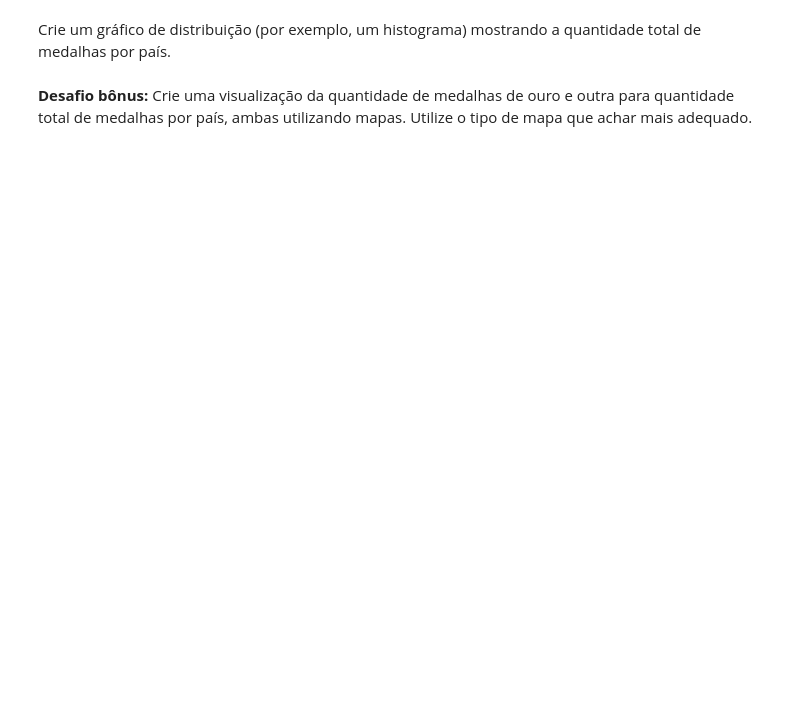
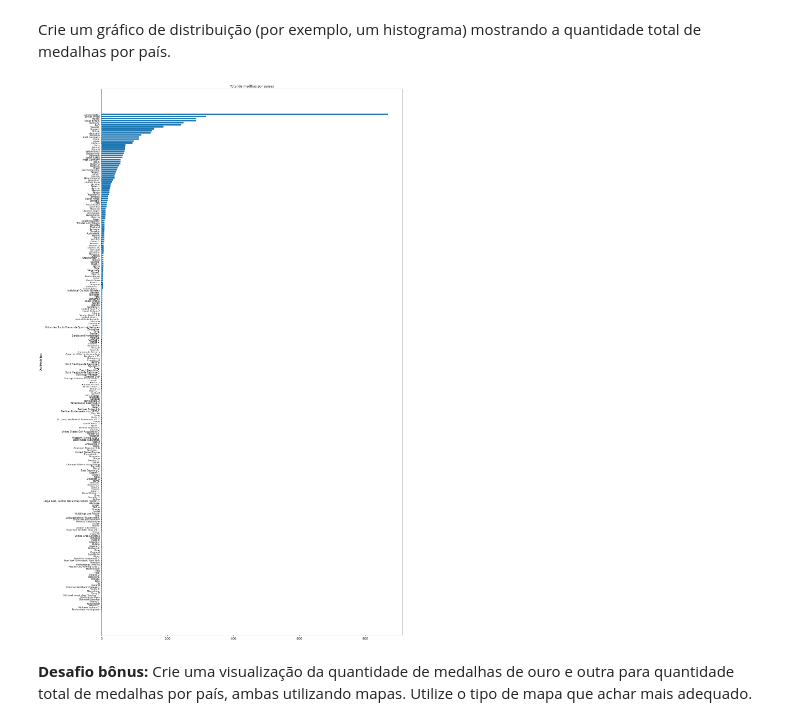
Before and after one commit to VictorBTaveira/Projeto-DataViz, a Jupyter notebook: Projeto_Dataviz.ipynb, the cells around one changed output. Drawn from its saved outputs; the diff is of its cells as text; code cells hidden in the pictures; blank space fills up the shorter version.

```diff
--- a/Projeto_Dataviz.ipynb
+++ b/Projeto_Dataviz.ipynb
@@ -708,4 +741,26 @@ Crie um gráfico de barras empilhadas, com cada país das categorias acima no ei
 # %% [markdown]
 Crie um gráfico de distribuição (por exemplo, um histograma) mostrando a quantidade total de medalhas por país.
+# %%
+xpos = [5*i for i in range(0,medalhas.shape[0])]
+#xpos
+# %%
+medalhas.sort_values(by =['Total'], inplace = True, ascending = True)
+
+
+fig, ax = plt.subplots()
+width = 0.8
+
+fig.set_figheight(30)
+fig.set_figwidth(20)
+
+ax.barh(medalhas['Team'].values,medalhas['Total'],width)
+ax.set_ylabel('Qtd Medalhas')
+ax.set_title('Total de medlhas por paises')
+plt.tight_layout()
+plt.yticks(fontsize=9, position =xpos )
+plt.xticks(fontsize=12)
+plt.show()
+# %% [output]
+[figure, added]
 # %% [markdown]
 **Desafio bônus:** Crie uma visualização da quantidade de medalhas de ouro e outra para quantidade total de medalhas por país, ambas utilizando mapas. Utilize o tipo de mapa que achar mais adequado.
```
Also changed, not shown: parts of 5 cells of this notebook.
